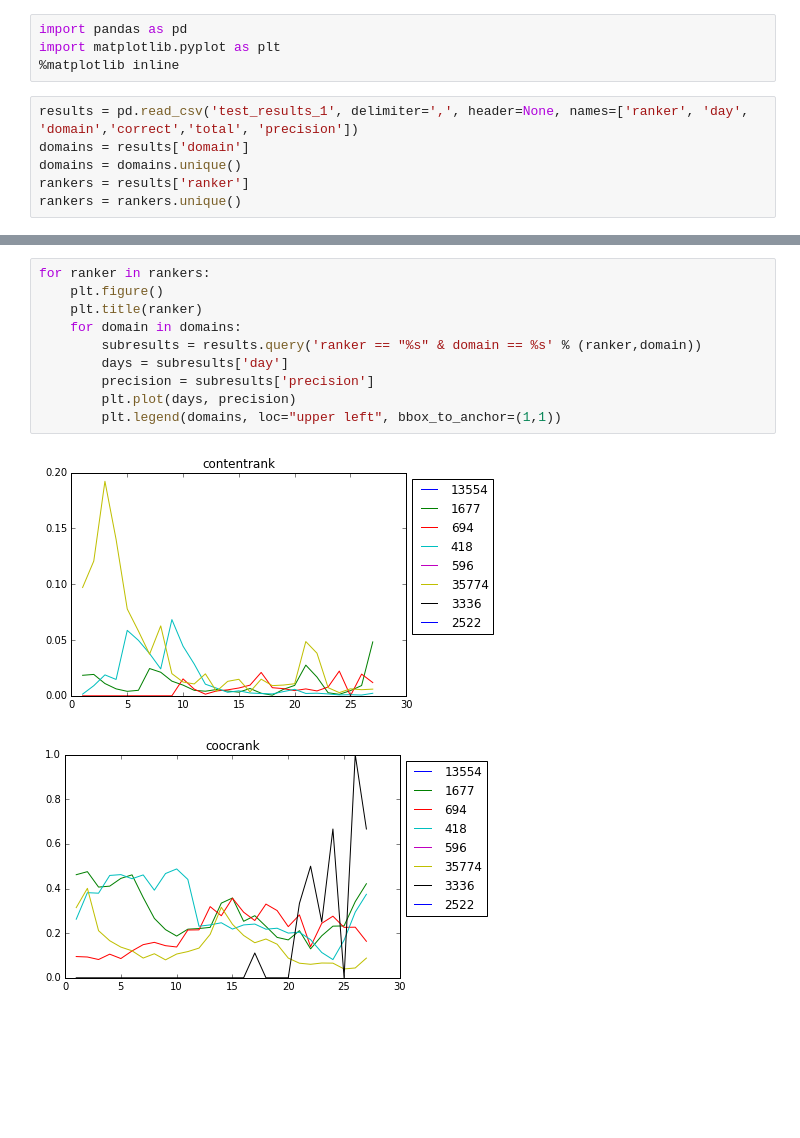
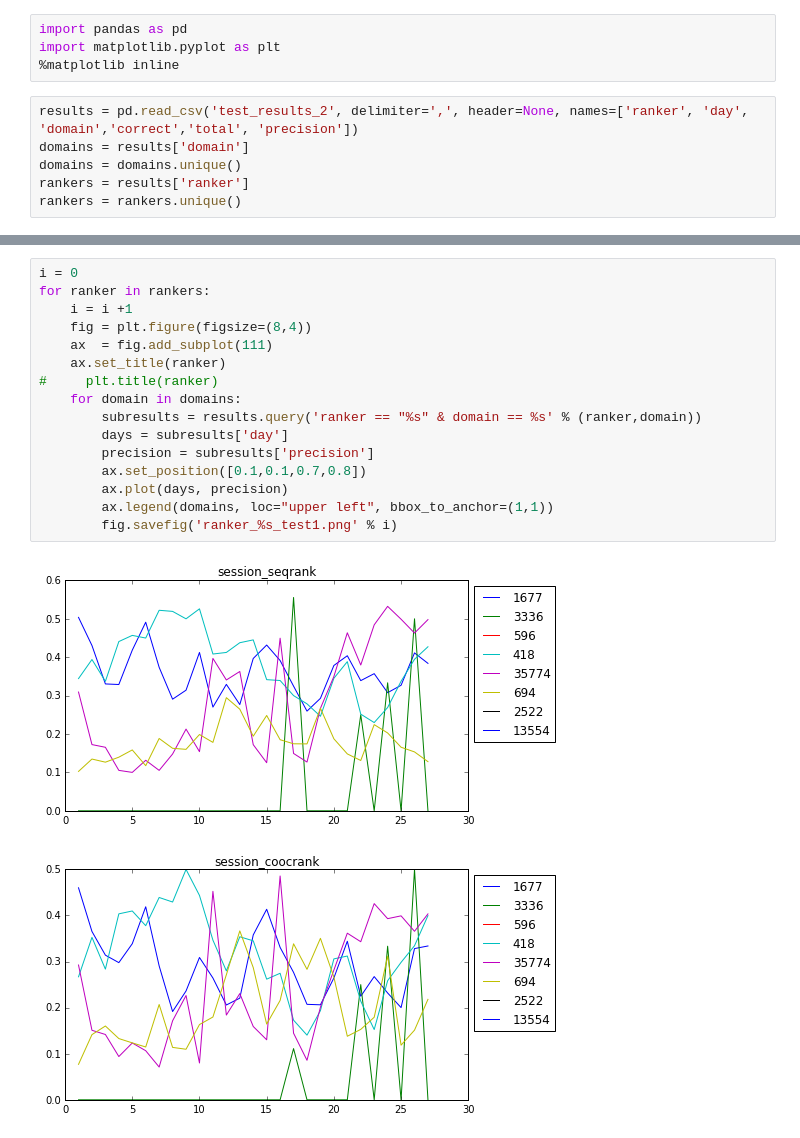
Before and after one commit to martijnnanne/newsreel-offline, a Jupyter notebook: results/Fancy_graphs.ipynb, the cells around one changed output, grey strips where cells are left out. Drawn from its saved outputs; the diff is of its cells as text; blank space fills up the shorter version.

```diff
--- a/results/Fancy_graphs.ipynb
+++ b/results/Fancy_graphs.ipynb
@@ -3,7 +3,7 @@ import pandas as pd
 import matplotlib.pyplot as plt
 %matplotlib inline
 # %%
-results = pd.read_csv('test_results_1', delimiter=',', header=None, names=['ranker', 'day', 'domain','correct','total', 'precision'])
+results = pd.read_csv('test_results_2', delimiter=',', header=None, names=['ranker', 'day', 'domain','correct','total', 'precision'])
 domains = results['domain']
 domains = domains.unique()
 rankers = results['ranker']
@@ -52,13 +52,19 @@ results.query('ranker == "contentrank" & domain == 35774')
 # %%
+i = 0
 for ranker in rankers:
-    plt.figure()
-    plt.title(ranker)
+    i = i +1
+    fig = plt.figure(figsize=(8,4))
+    ax  = fig.add_subplot(111)
+    ax.set_title(ranker)
+#     plt.title(ranker)
     for domain in domains:
         subresults = results.query('ranker == "%s" & domain == %s' % (ranker,domain))
         days = subresults['day']
         precision = subresults['precision']
-        plt.plot(days, precision)
-        plt.legend(domains, loc="upper left", bbox_to_anchor=(1,1))
+        ax.set_position([0.1,0.1,0.7,0.8])
+        ax.plot(days, precision)
+        ax.legend(domains, loc="upper left", bbox_to_anchor=(1,1))
+        fig.savefig('ranker_%s_test1.png' % i)
 # %% [output]
-[figure, old version]
+[figure, new version]
-[figure, old version]
+[figure, new version]
```
Also changed, not shown: parts of 4 cells of this notebook, 59 other files.
